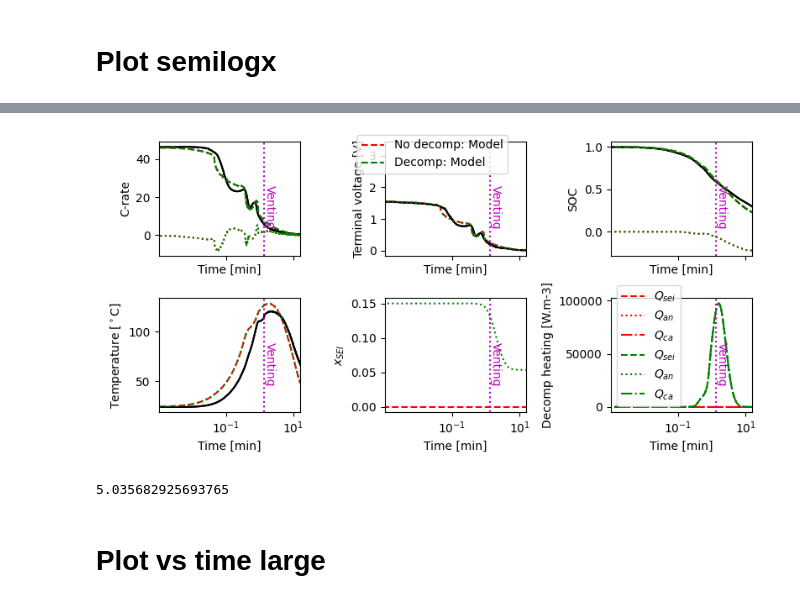
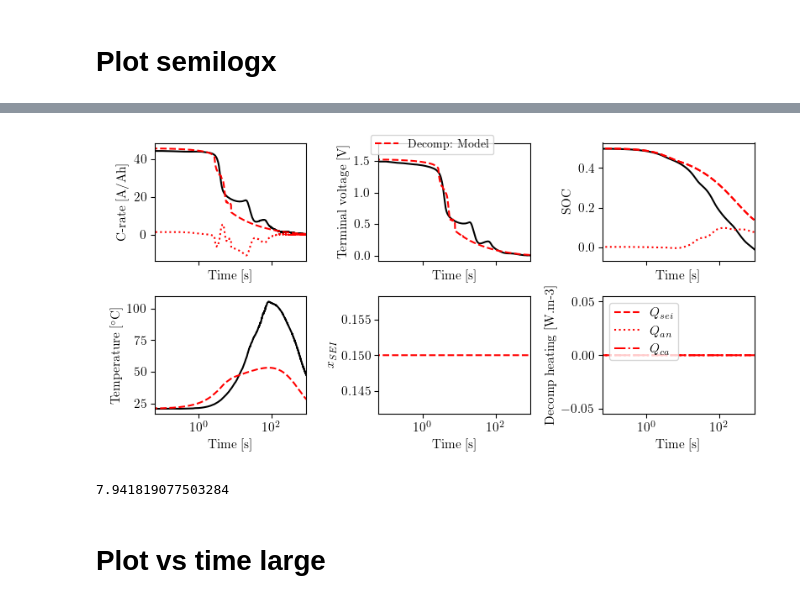
Before and after one commit to viviantran27/PyBaMM, a Jupyter notebook: fast_discharge/SPMe_ESC_lumped_effect_of_decomp.ipynb, the cells around one changed output, grey strips where cells are left out. Drawn from its saved outputs; the diff is of its cells as text; code cells hidden in the pictures.

```diff
--- a/fast_discharge/SPMe_ESC_lumped_effect_of_decomp.ipynb
+++ b/fast_discharge/SPMe_ESC_lumped_effect_of_decomp.ipynb
@@ -17,6 +17,14 @@ print(pybamm.__path__[0])
 %matplotlib widget
 # inline
 import inspect
+plt.rcParams.update({
+    'text.usetex': True,
+    'font.family': 'serif',
+    'font.serif': 'Computer Modern',
+    'font.sans-serif': ['Computer Modern'],
+    'font.size': 11,
+})
+# pybamm.settings.max_smoothing = 'exact'
 # %% [output]
 c:\Users\Vivian\Dropbox (University of Michigan)\from_box\Research\PyBaMM\PyBaMM\pybamm
 # %%
@@ -454,7 +460,7 @@ print(max(solution["Mass of electrolyte lost [kg]"].entries*1000))
 # %%
 %matplotlib widget
 
-labels = ["No decomp", "Decomp"]
+labels = ["Decomp", "LAM"]
 %matplotlib widget
 
 fig, ax = plt.subplots(2, 3, figsize=(8,4), sharex=True)
@@ -467,8 +473,8 @@ for l, (model, solution,data) in enumerate(zip(models, solutions, data_sets)):
     x = solution["x [m]"].entries[:, 0]
 
     # AhT = solution["Discharge capacity [A.h]"].entries
-    x_plot = t/60
-    xlabel = "Time [min]"
+    x_plot = t
+    xlabel = "Time [s]"
     # x_plot = solution["Discharge capacity [A.h]"].entries
     # xlabel = "AhT"
     data_color = 'k'
@@ -476,15 +482,15 @@ for l, (model, solution,data) in enumerate(zip(models, solutions, data_sets)):
     sim_ls = linestyles[l]
     I = solution['C-rate']
     e_I = I(t=data.t)  - data.I/param['Nominal cell capacity [A.h]']
-    ax[0,0].semilogx(data.t/60,data.I/param['Nominal cell capacity [A.h]'], label='_nolegend_',color = data_color)
+    ax[0,0].semilogx(data.t,data.I/param['Nominal cell capacity [A.h]'], label='_nolegend_',color = data_color)
     ax[0,0].semilogx(x_plot, I(t), linestyle='--', color = sim_color, label=labels[l] + ': Model')
-    ax[0,0].semilogx(data.t/60,e_I, linestyle=':', label='_nolegend_',color = sim_color)
+    ax[0,0].semilogx(data.t,e_I, linestyle=':', label='_nolegend_',color = sim_color)
     ax[0,0].set_xlabel(xlabel)
-    ax[0,0].set_ylabel('C-rate')
+    ax[0,0].set_ylabel('C-rate [A/Ah]')
     # ax[0,0].legend()
 
     V = solution['Terminal voltage [V]']
-    ax[0,1].semilogx(data.t/60, data.V,color = data_color)
+    ax[0,1].semilogx(data.t, data.V,color = data_color)
     ax[0,1].semilogx(x_plot, V(t),linestyle=sim_ls, color = sim_color)
     ax[0,1].set_xlabel(xlabel)
     ax[0,1].set_ylabel('Terminal voltage [V]')
@@ -501,7 +507,7 @@ for l, (model, solution,data) in enumerate(zip(models, solutions, data_sets)):
         ax[1,0].semilogx(x_plot, T_mid,linestyle='--', color = 'm', label = 'Middle')
         ax[1,0].semilogx(x_plot, T_core,linestyle='-.', color = 'g', label = 'Core')
         ax[1,0].legend()
-    ax[1,0].semilogx(data.t/60, data.Temp,color = data_color)
+    ax[1,0].semilogx(data.t, data.Temp,color = data_color)
     ax[1,0].semilogx(x_plot, T,linestyle=sim_ls, color = sim_color, label = 'Volume-averaged cell')
     ax[1,0].set_xlabel(xlabel)
     ax[1,0].set_ylabel('Temperature [$^\circ$C]')
@@ -512,11 +518,11 @@ for l, (model, solution,data) in enumerate(zip(models, solutions, data_sets)):
     # soc = (c_n_avg - 0)/(0.8321-0)
     soc = SOC_0 - integrate.cumtrapz(I(t),t)/3600
     soc = np.insert(soc,0,SOC_0)
-    ax[0,2].semilogx(data.t/60, data.SOC,color = data_color)
+    ax[0,2].semilogx(data.t, data.SOC,color = data_color)
     ax[0,2].semilogx(x_plot, soc,linestyle='--', color = sim_color, label = labels[l] + ": SOC" )  # can evaluate at arbitrary x (single representative particle)
     e_soc = (solution['R-averaged negative particle concentration'](t=data.t, x=x[0])- 0)/(0.8321-0) -  data.SOC
     ax[0,2].semilogx(x_plot, soc,linestyle='--', color = sim_color, label = labels[l] + ": SOC" )  # can evaluate at arbitrary x (single representative particle)
-    ax[0,2].semilogx(data.t/60, e_soc,linestyle=':', color = sim_color, label = labels[l] + ": SOC" )  # can evaluate at arbitrary x (single representative particle)
+    ax[0,2].semilogx(data.t, e_soc,linestyle=':', color = sim_color, label = labels[l] + ": SOC" )  # can evaluate at arbitrary x (single representative particle)
     ax[0,2].set_xlabel(xlabel)
     ax[0,2].set_ylabel('SOC')
     # ax[1,0].legend(loc = 'center right')
@@ -547,17 +553,19 @@ for l, (model, solution,data) in enumerate(zip(models, solutions, data_sets)):
     ax[1,2].legend()
 
 
-    if (1 in SOC_name) and (l == len(solutions)-1):
+    if (1 in SOC_0):# and (l == len(solutions)-1):
         for axs in fig.get_axes():
+            t_vent = data.t.iloc[0:-1][abs(np.diff(data['F'])) > 100].iloc[0]
+            T_vent = data.Temp[abs(data.t-t_vent)<0.2].iloc[0]
             ylims = axs.get_ylim()
-            axs.plot([80/60]*2, list(ylims), color = 'm', linestyle = ':')
-            axs.annotate('Venting', xy=(80/60, np.diff(ylims)*0.25+ ylims[0]), rotation=-90, color = 'm')
+            axs.plot([t_vent]*2, list(ylims), color = 'm', linestyle = '--')
+            axs.annotate('Venting', xy=(t_vent, np.diff(ylims)*0.75+ ylims[0]), rotation=-90, color = 'm')
             axs.set_ylim(ylims) # keep original limits
 
 # ax[0,1].legend(handles,loc='upper center', bbox_to_anchor=(0.5, 1.2), fancybox=True, ncol=3, prop={'size': 10})
 handles, labels = ax[0,0].get_legend_handles_labels()
 fig.legend(handles, labels, loc='upper center', ncol=len(SOC_0), prop={'size': 10},  bbox_to_anchor=(0.5, 1), fancybox=True)
-plt.xlim([t_eval[0],t_eval[-1]/60])
+plt.xlim([t_eval[0],t_eval[-1]])
 plt.tight_layout()
 plt.show()
 
@@ -573,5 +578,5 @@ print(rmse_I)
-[figure, old version]
+[figure, new version]
-5.035682925693765
+7.941819077503284
 # %% [markdown]
 # Plot vs time large
 # %%
```
Also changed, not shown: parts of 8 cells of this notebook, 24 other files.
